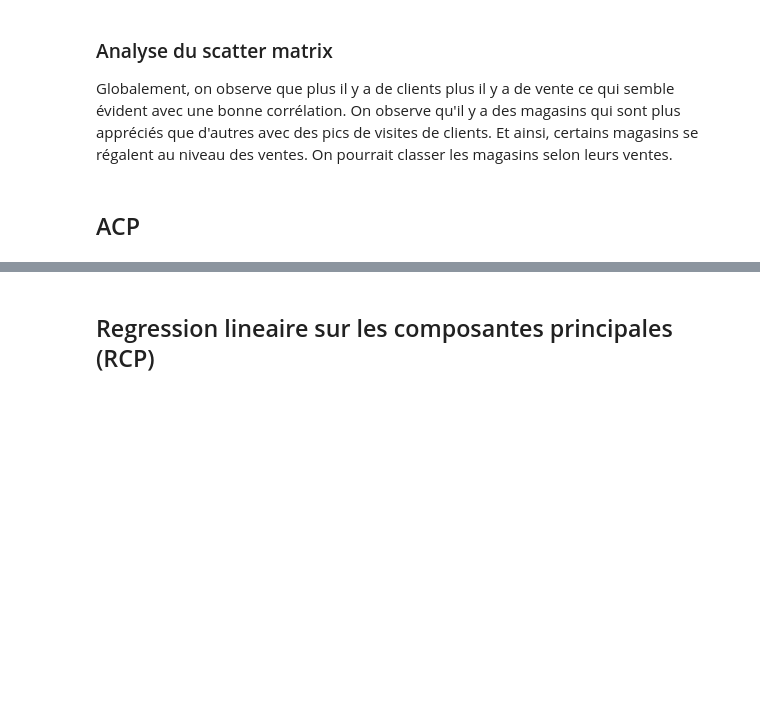
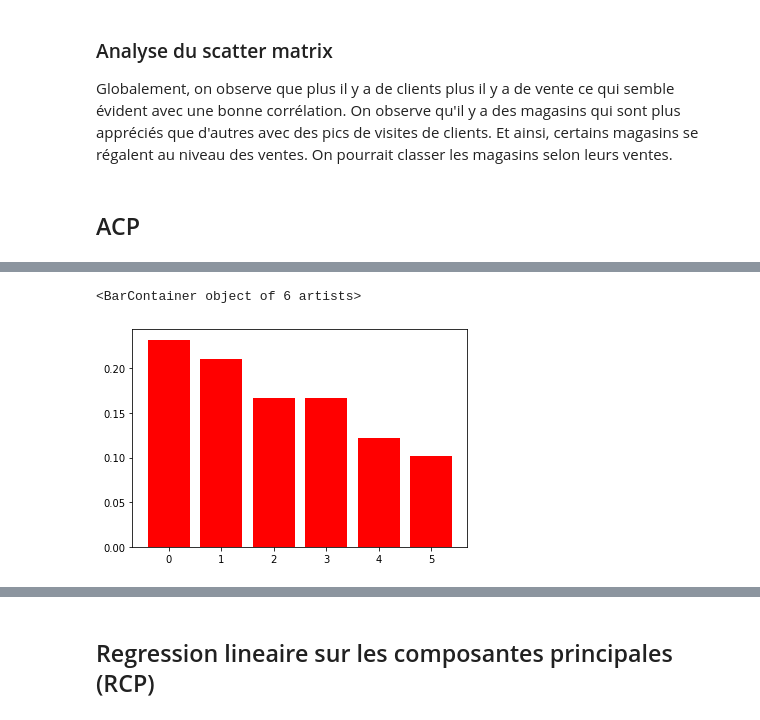
Before and after one commit to Arnofnr/ProjectBigDataCertif, a Jupyter notebook: SalesPredictionArnaud.ipynb, the cells around one changed output, grey strips where cells are left out. Cells and saved outputs as stored; diff of their text form; code cells hidden in the pictures; blank space fills up the shorter version.

```diff
--- a/SalesPredictionArnaud.ipynb
+++ b/SalesPredictionArnaud.ipynb
@@ -138,3 +157,12 @@ plt.show()
+# %%
+X_without_results = scale(train[["Store", "DayOfWeek", "Customers","Month", 'Year', "Day"]])
+pca2 = PCA()
+C2 = pca2.fit(X_without_results).transform(X_without_results)
+pca2.explained_variance_ratio_
+plt.bar(range(X_without_results.shape[1]), pca2.explained_variance_ratio_, color="r", align="center")
+# %% [output]
+<BarContainer object of 6 artists>
+[figure, added]
 # %%
 ## coordonnées et représentation des variables
 coord1=pca.components_[0]*np.sqrt(pca.explained_variance_[0])
```
Also changed, not shown: parts of 13 cells of this notebook.
